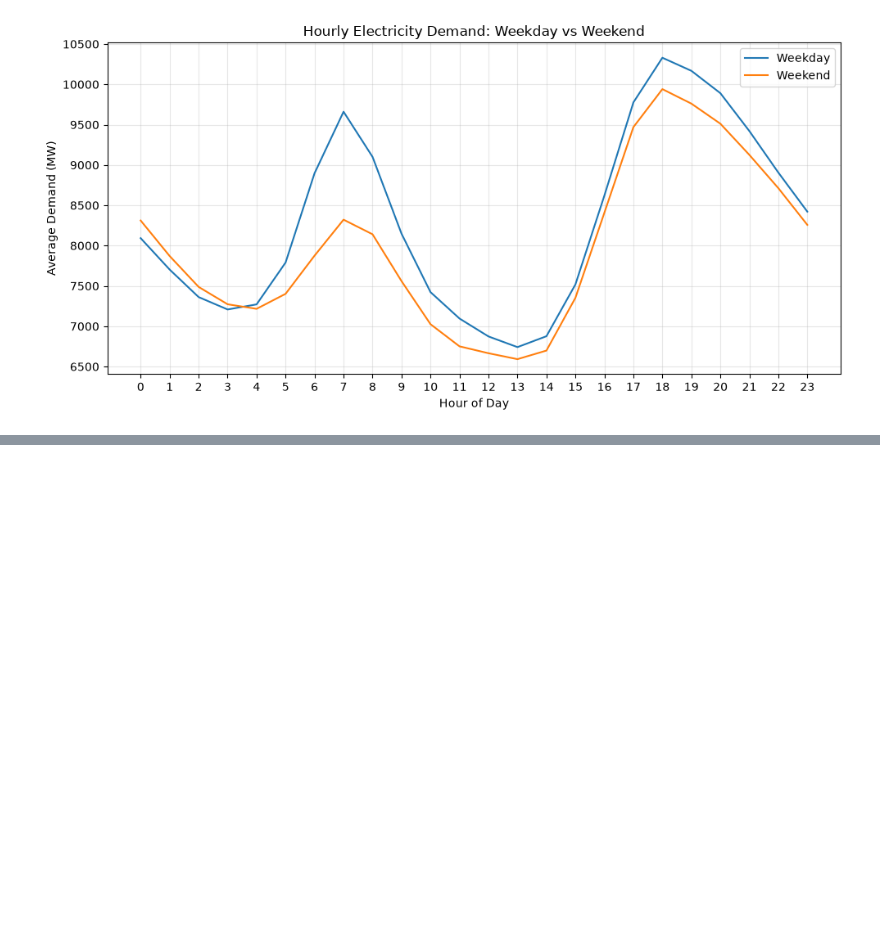
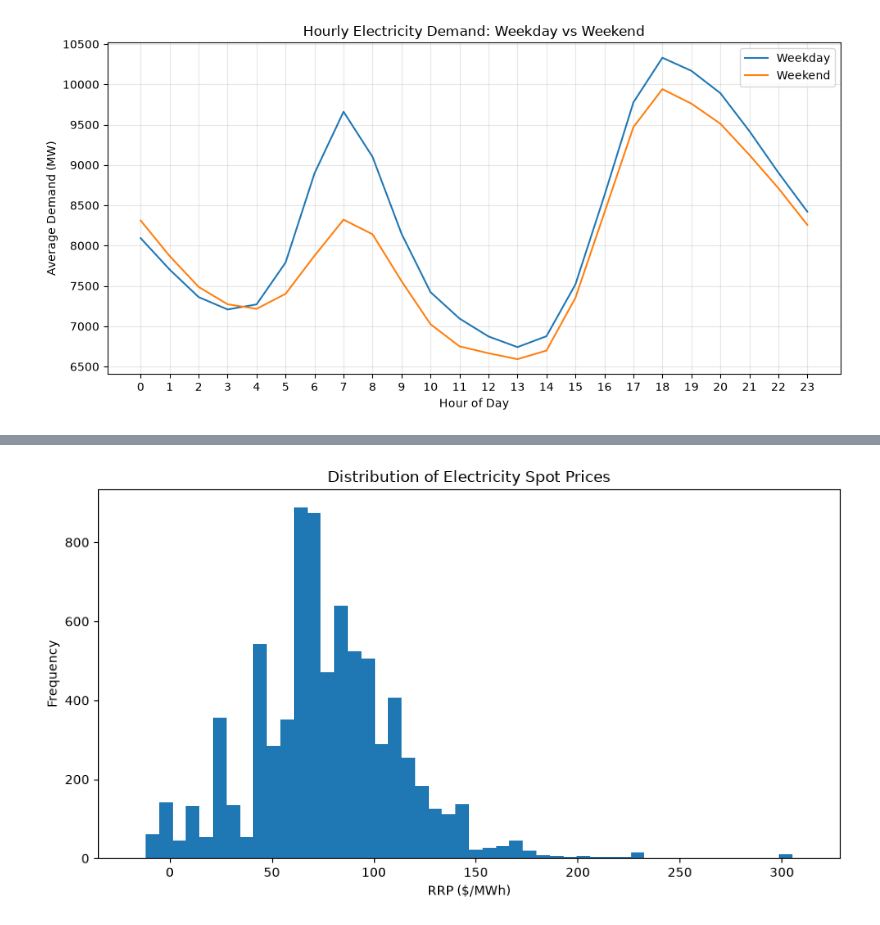
Before and after one commit to klm2109/australian-energy-market-analytics, a Jupyter notebook: notebooks/Exploratory Data Analysis.ipynb, the cells around one changed output, grey strips where cells are left out. Cells and saved outputs as stored; diff of their text form; code cells hidden in the pictures; blank space fills up the shorter version.

```diff
--- a/notebooks/Exploratory Data Analysis.ipynb
+++ b/notebooks/Exploratory Data Analysis.ipynb
@@ -376,0 +409,16 @@ plt.show()
+# %%
+plt.figure(figsize=(9, 5))
+
+plt.hist(
+    df["RRP"],
+    bins=50
+)
+
+plt.xlabel("RRP ($/MWh)")
+plt.ylabel("Frequency")
+plt.title("Distribution of Electricity Spot Prices")
+
+plt.tight_layout()
+plt.show()
+# %% [output]
+[figure, added]
```
Also changed, not shown: parts of 3 cells of this notebook.
